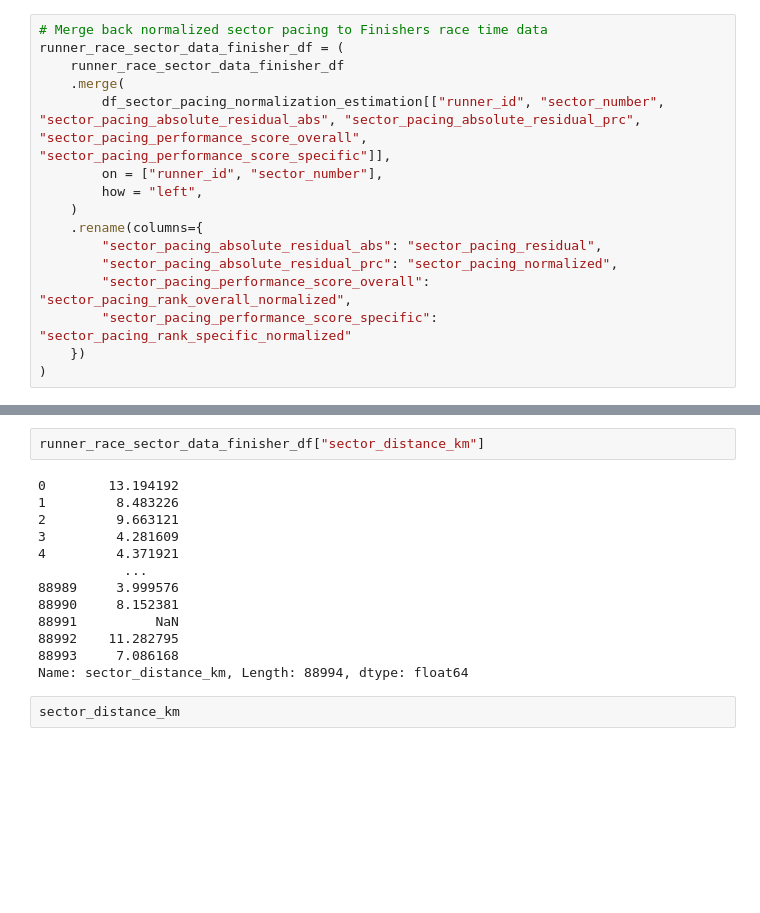
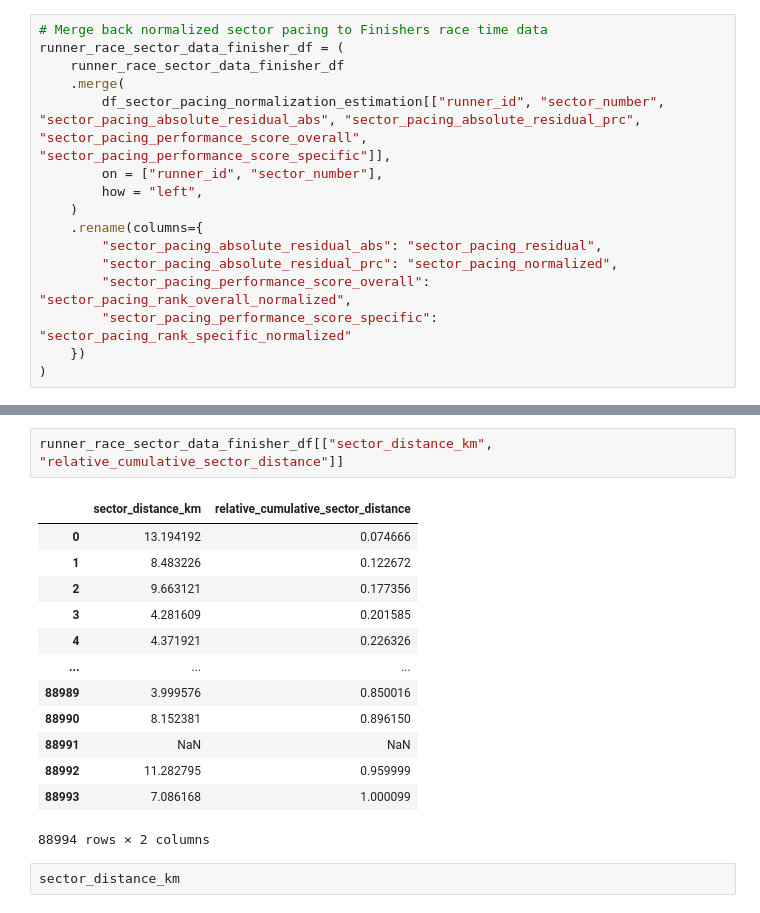
Before and after one commit to 1312Bravo/Path-To-UTMB, a Jupyter notebook: pacing_strategy/research.ipynb, the cells around one changed output, grey strips where cells are left out. Cells and saved outputs as stored; diff of their text form; blank space fills up the shorter version.

```diff
--- a/pacing_strategy/research.ipynb
+++ b/pacing_strategy/research.ipynb
@@ -1272,18 +1540,19 @@ runner_race_sector_data_finisher_df.loc[:, runner_race_sector_data_finisher_df.c
 # %%
-runner_race_sector_data_finisher_df["sector_distance_km"]
+runner_race_sector_data_finisher_df[["sector_distance_km", "relative_cumulative_sector_distance"]]
 # %% [output]
+|  | sector_distance_km | relative_cumulative_sector_distance |
+| 0 | 13.194192 | 0.074666 |
+| 1 | 8.483226 | 0.122672 |
+| 2 | 9.663121 | 0.177356 |
+| 3 | 4.281609 | 0.201585 |
+| 4 | 4.371921 | 0.226326 |
+| ... | ... | ... |
+| 88989 | 3.999576 | 0.850016 |
+| 88990 | 8.152381 | 0.896150 |
+| 88991 | NaN | NaN |
+| 88992 | 11.282795 | 0.959999 |
+| 88993 | 7.086168 | 1.000099 |
-0        13.194192
-1         8.483226
-2         9.663121
-3         4.281609
-4         4.371921
-           ...
-88989     3.999576
-88990     8.152381
-88991          NaN
-88992    11.282795
-88993     7.086168
-Name: sector_distance_km, Length: 88994, dtype: float64
+88994 rows × 2 columns
 # %%
 sector_distance_km
 # %%
```
Also changed, not shown: parts of 13 cells of this notebook, 1 other file.
